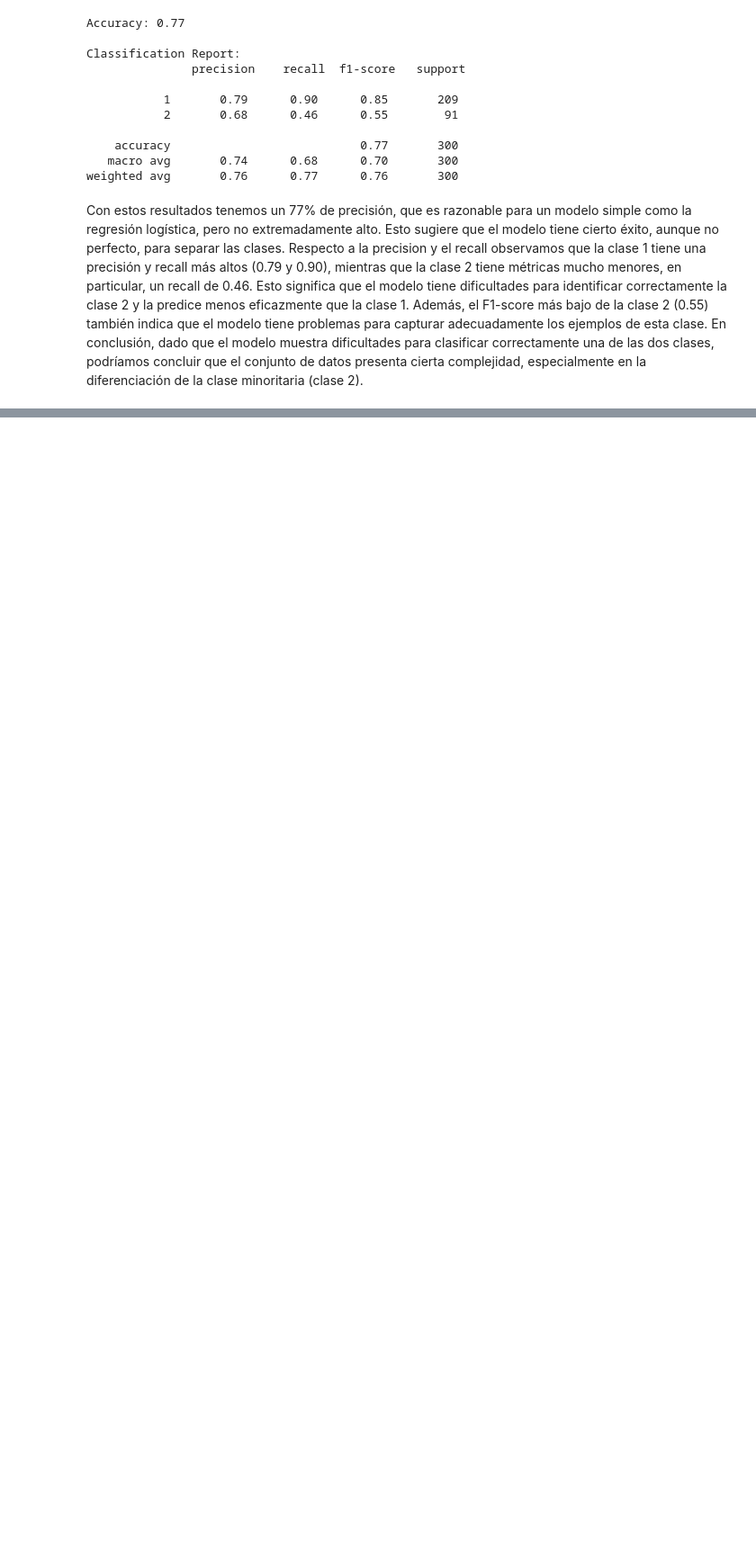
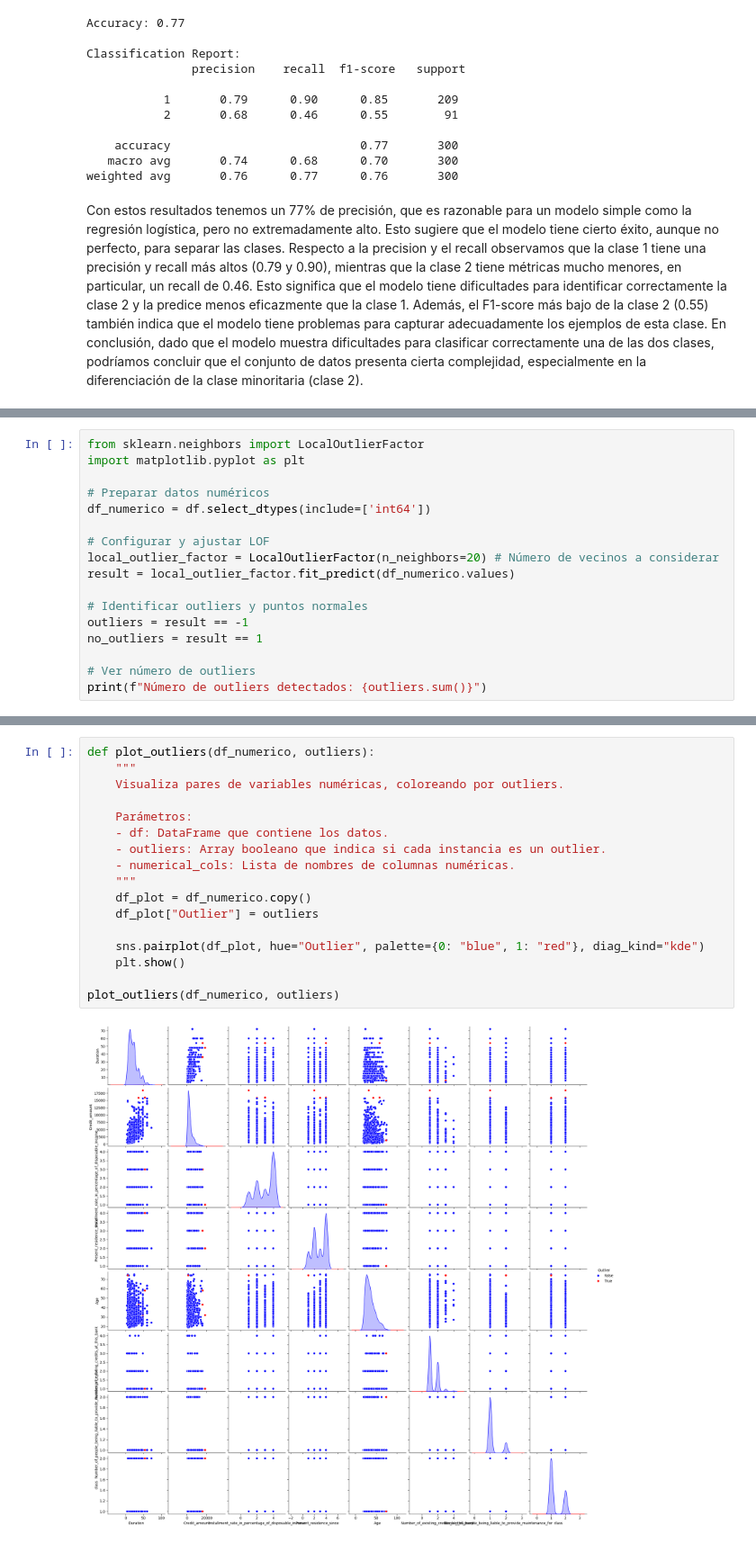
Before and after one commit to Ivian34/PRACTICA_APA, a Jupyter notebook: PracticaAPA.ipynb, the cells around one changed output, grey strips where cells are left out. Shown at 90% size. Saved outputs shown, nothing was run; the diff lists cells and outputs as text; blank space fills up the shorter version.

```diff
--- a/PracticaAPA.ipynb
+++ b/PracticaAPA.ipynb
@@ -465,0 +520,17 @@ En conclusión, dado que el modelo muestra dificultades para clasificar correcta
+# %%
+from sklearn.neighbors import LocalOutlierFactor
+import matplotlib.pyplot as plt
+
+# Preparar datos numéricos
+df_numerico = df.select_dtypes(include=['int64'])
+
+# Configurar y ajustar LOF
+local_outlier_factor = LocalOutlierFactor(n_neighbors=20) # Número de vecinos a considerar
+result = local_outlier_factor.fit_predict(df_numerico.values)
+
+# Identificar outliers y puntos normales
+outliers = result == -1
+no_outliers = result == 1
+
+# Ver número de outliers
+print(f"Número de outliers detectados: {outliers.sum()}")
@@ -465,0 +541,19 @@ En conclusión, dado que el modelo muestra dificultades para clasificar correcta
+# %%
+def plot_outliers(df_numerico, outliers):
+    """
+    Visualiza pares de variables numéricas, coloreando por outliers.
+
+    Parámetros:
+    - df: DataFrame que contiene los datos.
+    - outliers: Array booleano que indica si cada instancia es un outlier.
+    - numerical_cols: Lista de nombres de columnas numéricas.
+    """
+    df_plot = df_numerico.copy()
+    df_plot["Outlier"] = outliers
+
+    sns.pairplot(df_plot, hue="Outlier", palette={0: "blue", 1: "red"}, diag_kind="kde")
+    plt.show()
+
+plot_outliers(df_numerico, outliers)
+# %% [output]
+[figure, added]
```
Also changed, not shown: parts of 12 cells of this notebook, 1 other file.
